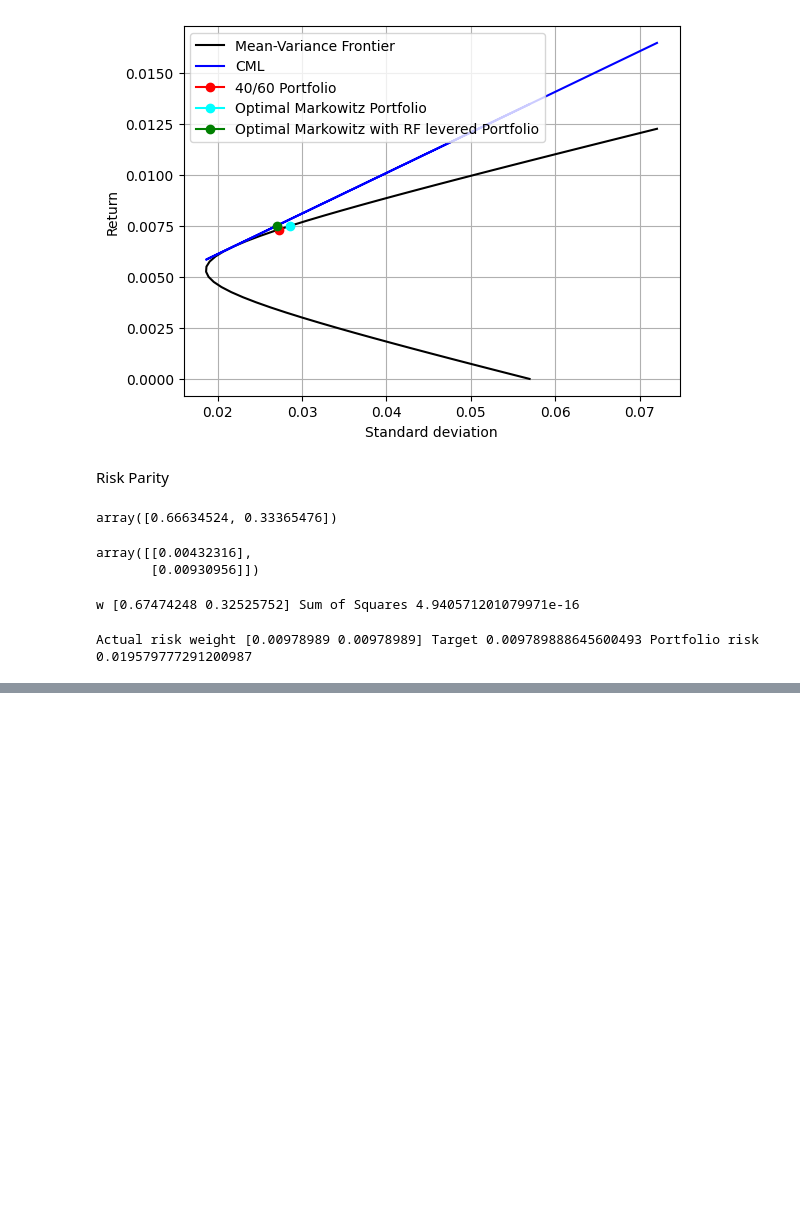
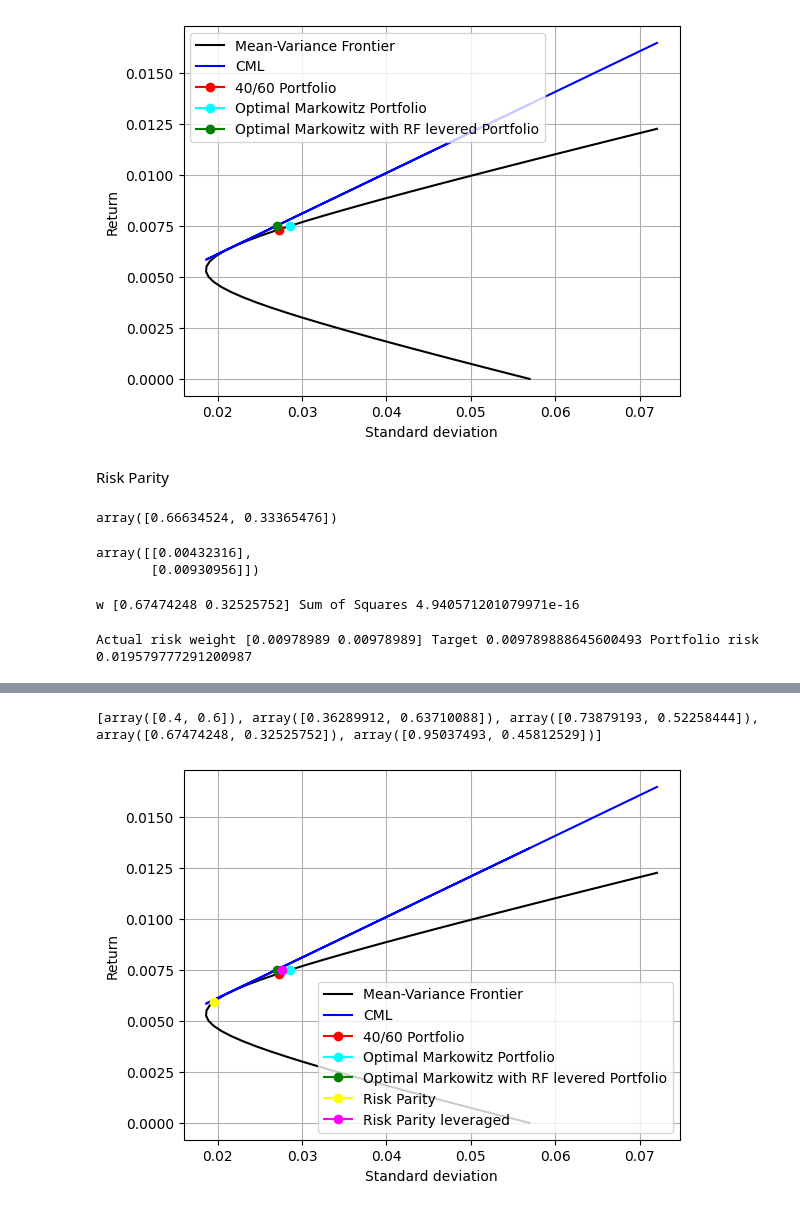
Before and after one commit to andreas-eklundh/Asset_allocation, a Jupyter notebook: Task_1.ipynb, the cells around one changed output, grey strips where cells are left out. Cells and saved outputs as stored; diff of their text form; code cells hidden in the pictures; blank space fills up the shorter version.

```diff
--- a/Task_1.ipynb
+++ b/Task_1.ipynb
@@ -95,8 +95,9 @@ data["RF"] = data["RF"] /100 # assumed this must hold
 # %%
 # We can then use functionality...
 mu0 = np.mean(data["RF"])
-mu_e = np.mean([data["10YrReturns"] - mu0,data["Market Return"]-mu0],axis=1)
-sigma_e = np.cov([data["10YrReturns"],data["Market Return"]])
+mu_e = np.mean([data["10YrReturns"] - data["RF"],data["Market Return"]-data["RF"]],axis=1)
+sigma_e = np.cov([data["10YrReturns"] - data["RF"],data["Market Return"] - data["RF"]])
+mu_target_e = mu_target - mu0
 mu_e, sigma_e
 # %% [output]
 (array([0.00218468, 0.00717108]),
@@ -220,0 +227,26 @@ plt.show()
+# %%
+# Test weights:
+test = Utils.get_weights(mu,sigma, mu_target,mu_e,sigma_e, mu_target_e)
+print(test)
+# %% [output]
+[array([0.4, 0.6]), array([0.36289912, 0.63710088]), array([0.73879193, 0.52258444]), array([0.67474248, 0.32525752]), array([0.95037493, 0.45812529])]
+# %%
+sigma_test, mu_test = [np.sqrt(w @ sigma @ w) for w in test],  [w @ mu for w in test]
+mu_test[2] = mu_test[2] + (1-test[2] @ np.ones(2))*mu0 # Since we have holdings in w0 (mu is exess ret)
+mu_test[4] = mu_test[4] + (1-test[4] @ np.ones(2))*mu0 # Since we have holdings in w0
+# %%
+plt.plot(sigma_vec[:50], mu_vec[:50], color = "black",label = "Mean-Variance Frontier")
+plt.plot(sigma_vec[:50], cml[:50], color = "blue",label = "CML")
+plt.plot(sigma_test[0],mu_test[0],marker='o', color = "red", label = "40/60 Portfolio")
+plt.plot(sigma_test[1],mu_test[1],marker='o', color = "cyan", label = "Optimal Markowitz Portfolio")
+plt.plot(sigma_test[2],mu_test[2],marker='o', color = "green", label = "Optimal Markowitz with RF levered Portfolio")
+plt.plot(sigma_test[3],mu_test[3],marker='o', color = "yellow", label = "Risk Parity")
+plt.plot(sigma_test[4],mu_test[4],marker='o', color = "magenta", label = "Risk Parity leveraged")
+
+plt.legend()
+plt.xlabel("Standard deviation")
+plt.ylabel("Return")
+plt.grid()
+plt.show()
+# %% [output]
+[figure, added]
```
Also changed, not shown: parts of 5 cells of this notebook, 2 other files.
